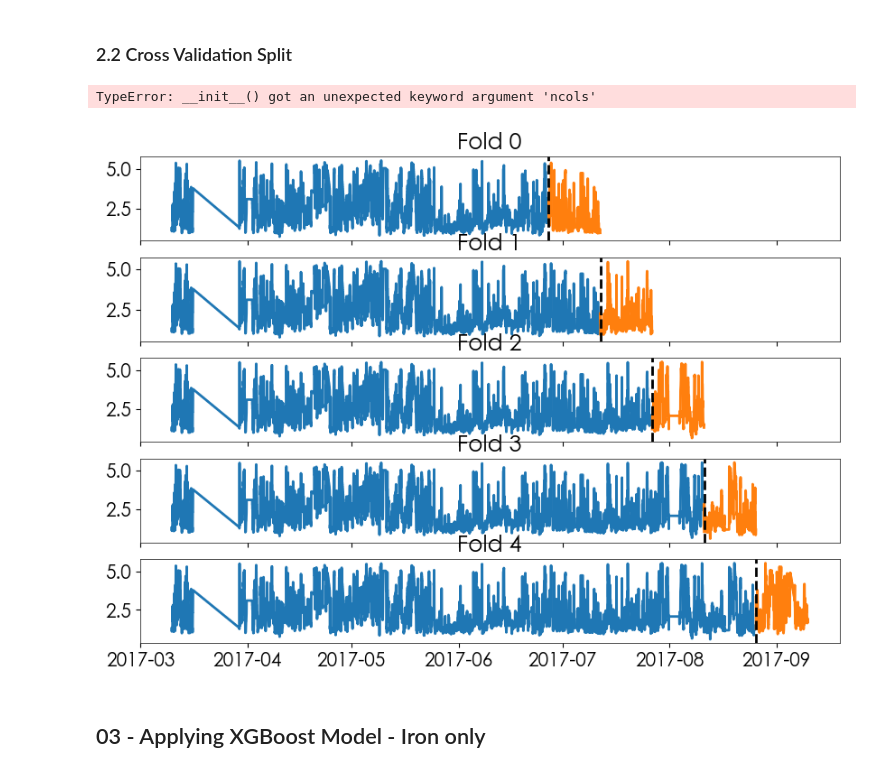
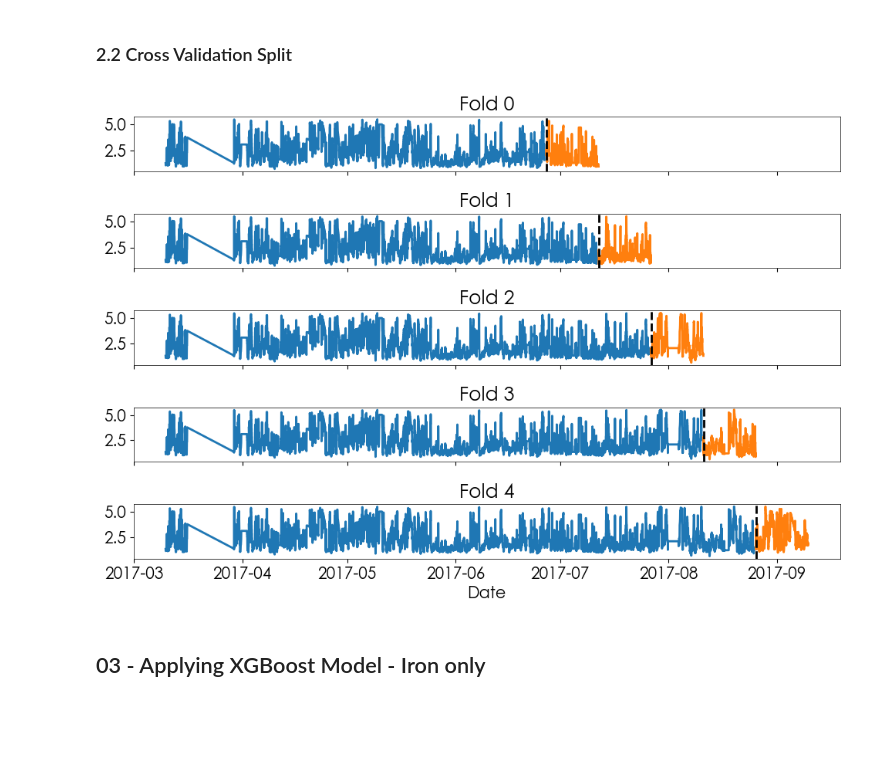
Before and after one commit to PauloCasmal/data-mining-study, a Jupyter notebook: Baseline-Model-mining.ipynb, the cells around one changed output. Saved outputs shown, nothing was run; the diff lists cells and outputs as text; code cells hidden in the pictures; blank space fills up the shorter version.

Commit message:
chaging preprocess steps and same plots

```diff
--- a/Baseline-Model-mining.ipynb
+++ b/Baseline-Model-mining.ipynb
@@ -127,25 +127,24 @@ df = df.sort_index()
 # %%
 fig, axs = plt.subplots(5, 1, figsize=(10, 7), sharex=True)
 
 # Plot each fold
 for fold, (train_index, test_index) in enumerate(tss.split(df)):
     train = df.iloc[train_index]
     test = df.iloc[test_index]
 
     axs[fold].plot(train.index, train['% Silica Concentrate'], label='Train', color='tab:blue')
     axs[fold].plot(test.index, test['% Silica Concentrate'], label='Test', color='tab:orange')
     axs[fold].axvline(x=test.index[0], color='k', linestyle='--', label='Test Start')
 
     axs[fold].set_title(f'Fold {fold}')
 
-axs[0].legend(ncols=3, loc='upper left', bbox_to_anchor=(1.05, 1))
+# axs[0].legend(ncols=3, loc='upper left', bbox_to_anchor=(1.05, 1))
 
 plt.xlabel('Date')
 plt.tight_layout()
 plt.show()
 # %% [output]
-TypeError: __init__() got an unexpected keyword argument 'ncols'
-[figure, old version]
+[figure, new version]
 # %% [markdown]
 ## 03 - Applying XGBoost Model - Iron only
 # %%
```
Also changed, not shown: parts of 5 cells of this notebook, 2 other files.
